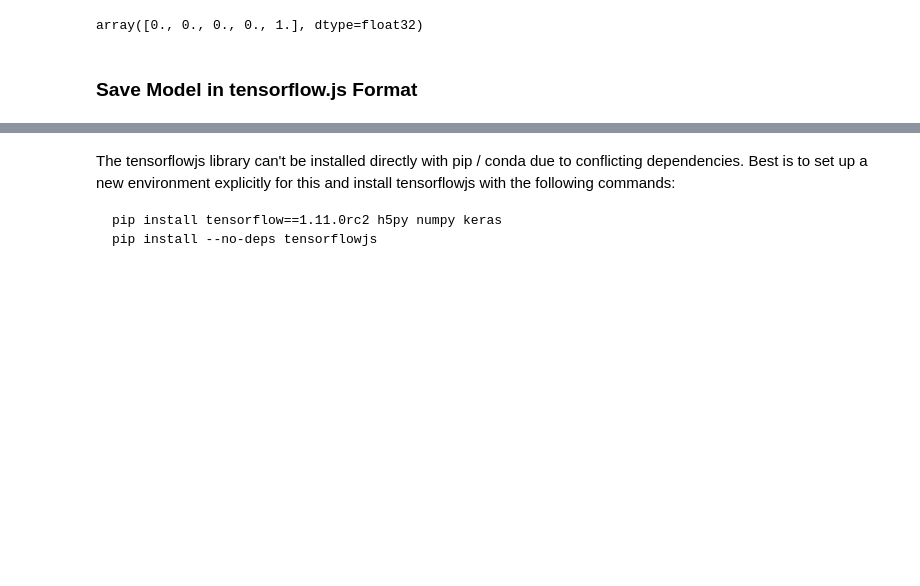
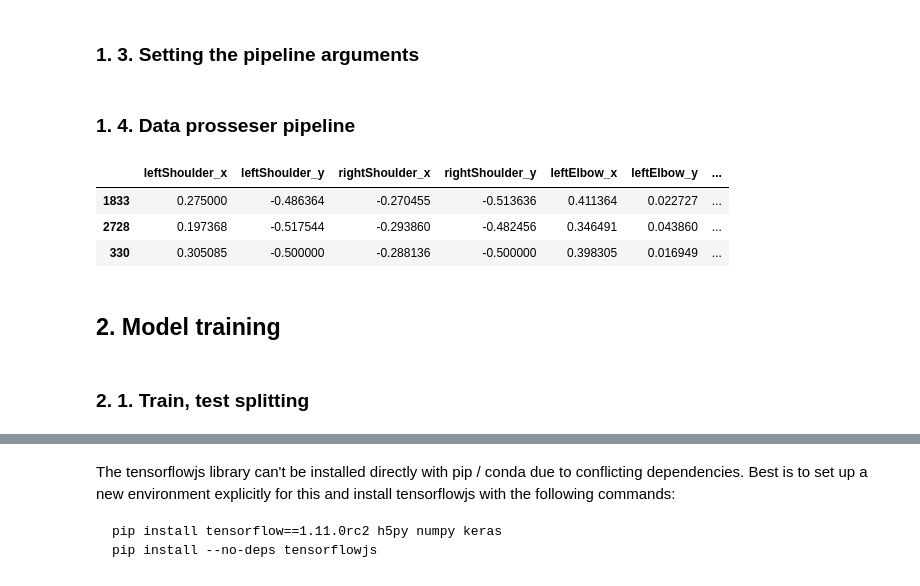
Before and after one commit to chriswegmann/drone_steering, a Jupyter notebook: models/drone_pos_model-nonpipeline.ipynb, the cells around one changed output, grey strips where cells are left out. Cells and saved outputs as stored; diff of their text form; code cells hidden in the pictures; blank space fills up the shorter version.

```diff
--- a/models/drone_pos_model-nonpipeline.ipynb
+++ b/models/drone_pos_model-nonpipeline.ipynb
@@ -329,6 +97,19 @@ array([1.9140657e-07, 2.1038881e-02, 3.8363163e-05, 4.0604462e-08,
-# %%
-y_val[10]
-# %% [output]
-array([0., 0., 0., 0., 1.], dtype=float32)
-# %% [markdown]
-### Save Model in tensorflow.js Format
+# %% [markdown]
+### 1. 3. Setting the pipeline arguments
+# %%
+x_cols = ['leftShoulder_x', 'rightShoulder_x',
+        'leftElbow_x', 'rightElbow_x',
+        'leftWrist_x', 'rightWrist_x',
+        'leftHip_x', 'rightHip_x']
+y_cols = list(set(df1.columns)-set(x_cols))
+# %% [markdown]
+### 1. 4. Data prosseser pipeline
+# %%
+processing_pipeline = make_pipeline(XCentralizer(x_cols), YCentralizer(y_cols), YScaler(), Shuffler())
+processed_df = processing_pipeline.fit_transform(df1)
+processed_df[:3]
+# %% [output]
+|  | leftShoulder_x | leftShoulder_y | rightShoulder_x | rightShoulder_y | leftElbow_x | leftElbow_y | ... |
+| 1833 | 0.275000 | -0.486364 | -0.270455 | -0.513636 | 0.411364 | 0.022727 | ... |
+| 2728 | 0.197368 | -0.517544 | -0.293860 | -0.482456 | 0.346491 | 0.043860 | ... |
+| 330 | 0.305085 | -0.500000 | -0.288136 | -0.500000 | 0.398305 | 0.016949 | ... |
@@ -334,0 +118,4 @@ array([0., 0., 0., 0., 1.], dtype=float32)
+# %% [markdown]
+## 2. Model training
+# %% [markdown]
+### 2. 1.  Train, test splitting
```
Also changed, not shown: parts of 61 cells of this notebook, 4 other files.
